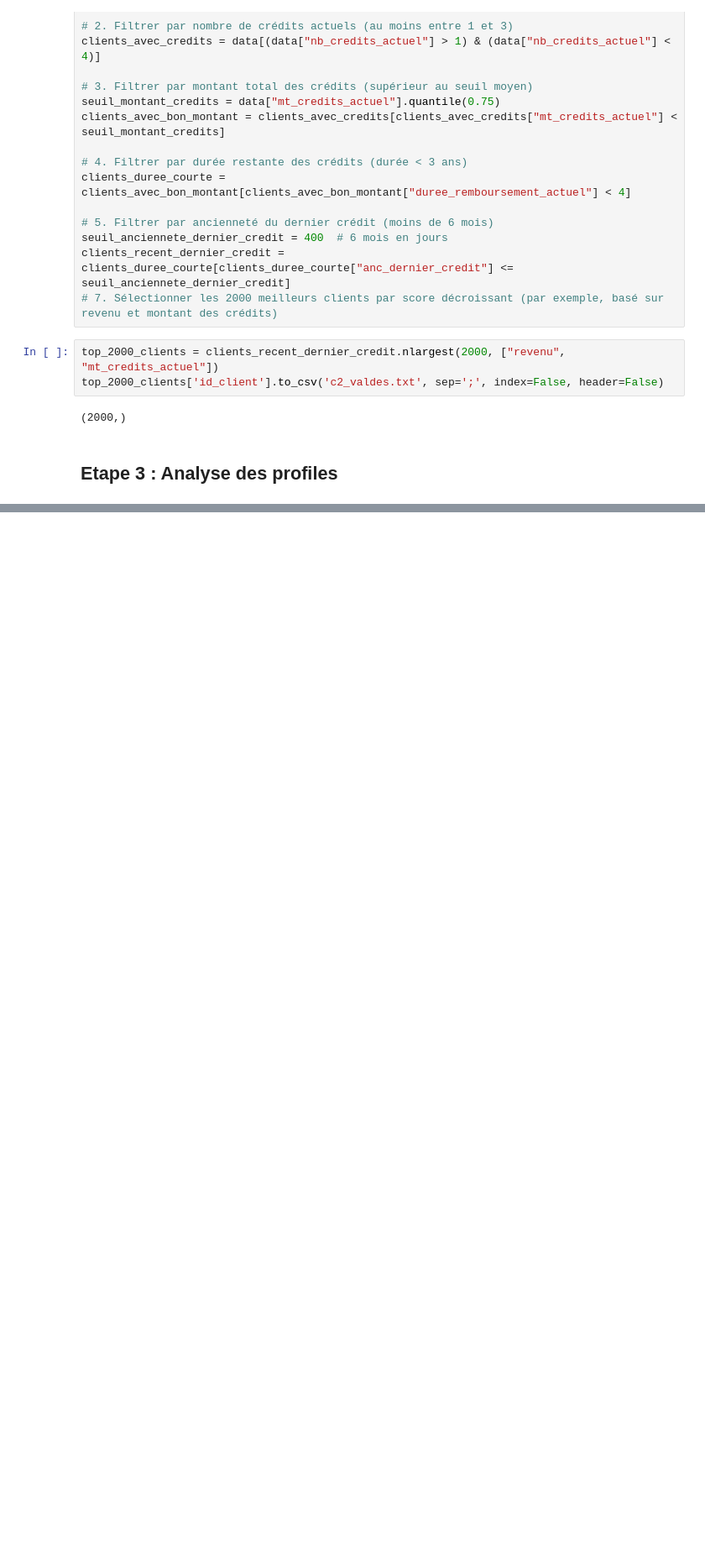
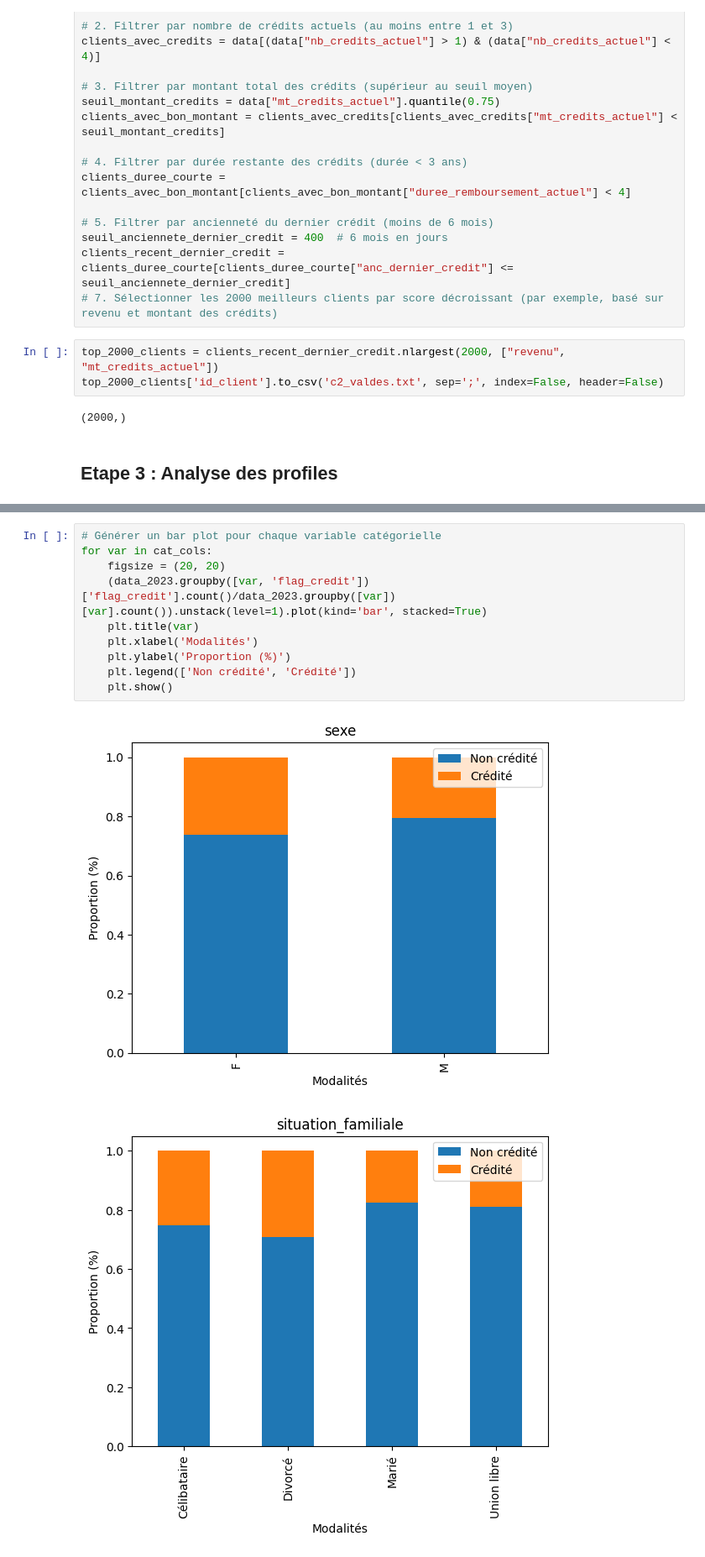
Before and after one commit to ValdesFeudjio/implementation-scoring, a Jupyter notebook: atelier.ipynb, the cells around one changed output, grey strips where cells are left out. Shown at 84% size. Cells and saved outputs as stored; diff of their text form; blank space fills up the shorter version.

```diff
--- a/atelier.ipynb
+++ b/atelier.ipynb
@@ -222,0 +373,13 @@ top_2000_clients['id_client'].to_csv('c2_valdes.txt', sep=';', index=False, head
+# %%
+# Générer un bar plot pour chaque variable catégorielle
+for var in cat_cols:
+    figsize = (20, 20)
+    (data_2023.groupby([var, 'flag_credit'])['flag_credit'].count()/data_2023.groupby([var])[var].count()).unstack(level=1).plot(kind='bar', stacked=True)
+    plt.title(var)
+    plt.xlabel('Modalités')
+    plt.ylabel('Proportion (%)')
+    plt.legend(['Non crédité', 'Crédité'])
+    plt.show()
+# %% [output]
+[figure, added]
+[figure, added]
```
Also changed, not shown: parts of 22 cells of this notebook.
